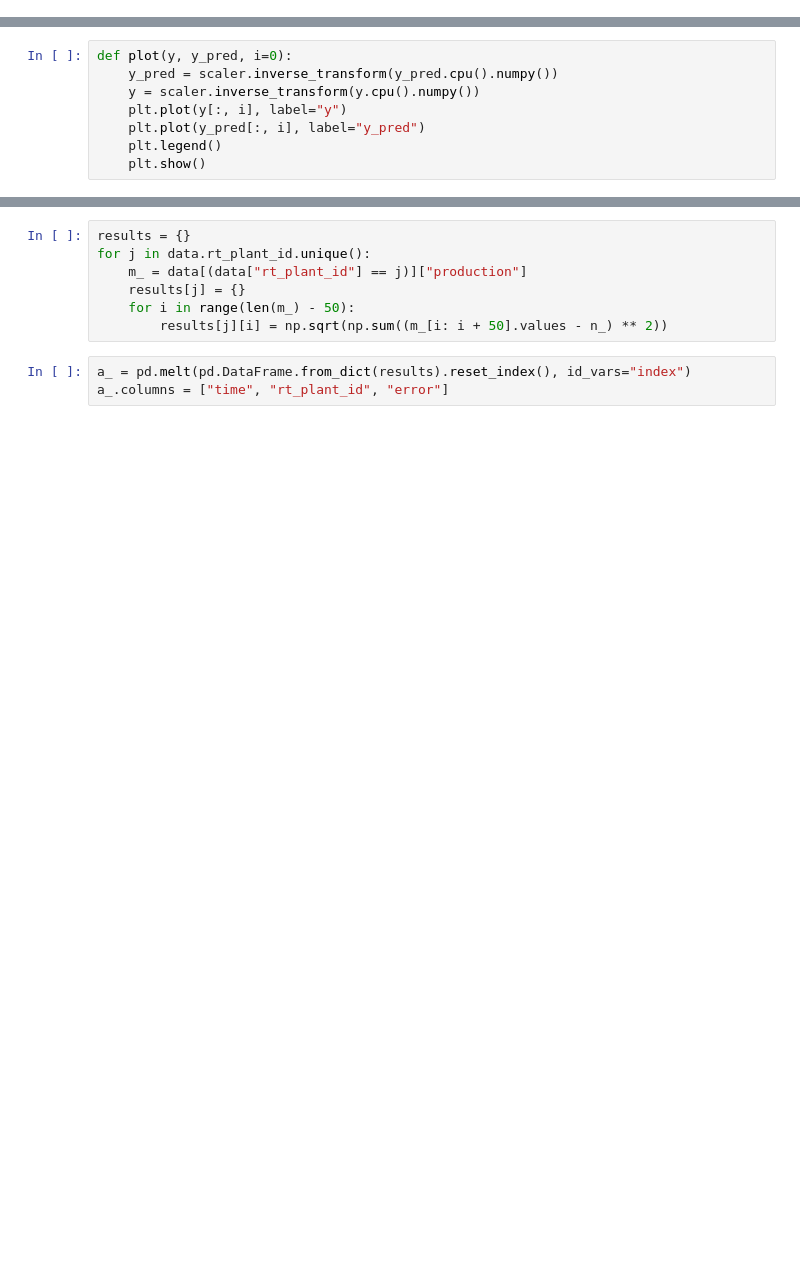
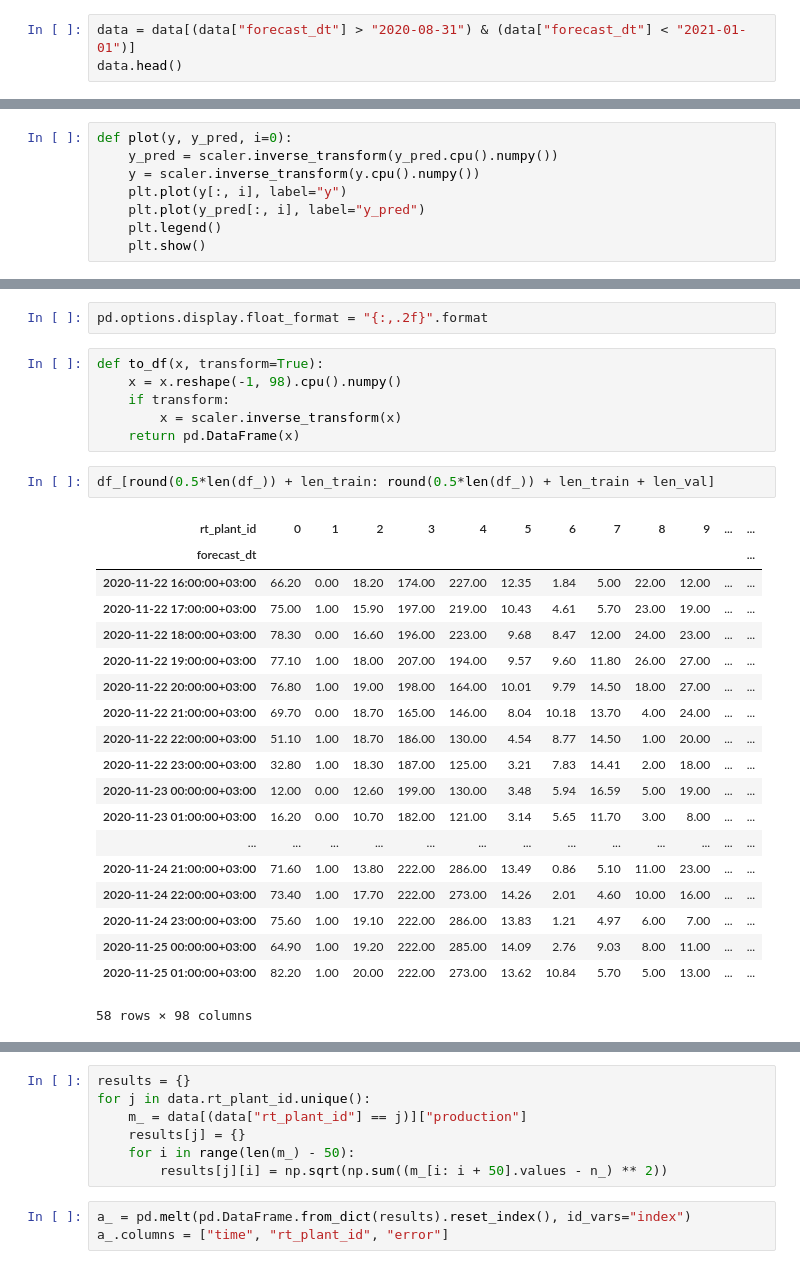
Before and after one commit to sarikayamerts/thesis, a Jupyter notebook: stgnn_wave.ipynb, the cells around one changed output, grey strips where cells are left out. Cells and saved outputs as stored; diff of their text form; blank space fills up the shorter version.

```diff
--- a/stgnn_wave.ipynb
+++ b/stgnn_wave.ipynb
@@ -43,3 +40,6 @@ data = data[~data["rt_plant_id"].isin([2397, 2420, 2538])]
 assert data.rt_plant_id.nunique() == 98
 plant_mapping = {k:v for k,v in zip(np.sort(data.rt_plant_id.astype(int).unique()), range(98))}
 data.rt_plant_id = data.rt_plant_id.map(plant_mapping) # zaten sort ettiği için gerek yok aslında
+# %%
+data = data[(data["forecast_dt"] > "2020-08-31") & (data["forecast_dt"] < "2021-01-01")]
+data.head()
@@ -326,0 +349,30 @@ with torch.no_grad():
+# %%
+pd.options.display.float_format = "{:,.2f}".format
+# %%
+def to_df(x, transform=True):
+    x = x.reshape(-1, 98).cpu().numpy()
+    if transform:
+        x = scaler.inverse_transform(x)
+    return pd.DataFrame(x)
+# %%
+df_[round(0.5*len(df_)) + len_train: round(0.5*len(df_)) + len_train + len_val]
+# %% [output]
+| rt_plant_id | 0 | 1 | 2 | 3 | 4 | 5 | 6 | 7 | 8 | 9 | ... | ... |
+| forecast_dt |  |  |  |  |  |  |  |  |  |  |  | ... |
+| 2020-11-22 16:00:00+03:00 | 66.20 | 0.00 | 18.20 | 174.00 | 227.00 | 12.35 | 1.84 | 5.00 | 22.00 | 12.00 | ... | ... |
+| 2020-11-22 17:00:00+03:00 | 75.00 | 1.00 | 15.90 | 197.00 | 219.00 | 10.43 | 4.61 | 5.70 | 23.00 | 19.00 | ... | ... |
+| 2020-11-22 18:00:00+03:00 | 78.30 | 0.00 | 16.60 | 196.00 | 223.00 | 9.68 | 8.47 | 12.00 | 24.00 | 23.00 | ... | ... |
+| 2020-11-22 19:00:00+03:00 | 77.10 | 1.00 | 18.00 | 207.00 | 194.00 | 9.57 | 9.60 | 11.80 | 26.00 | 27.00 | ... | ... |
+| 2020-11-22 20:00:00+03:00 | 76.80 | 1.00 | 19.00 | 198.00 | 164.00 | 10.01 | 9.79 | 14.50 | 18.00 | 27.00 | ... | ... |
+| 2020-11-22 21:00:00+03:00 | 69.70 | 0.00 | 18.70 | 165.00 | 146.00 | 8.04 | 10.18 | 13.70 | 4.00 | 24.00 | ... | ... |
+| 2020-11-22 22:00:00+03:00 | 51.10 | 1.00 | 18.70 | 186.00 | 130.00 | 4.54 | 8.77 | 14.50 | 1.00 | 20.00 | ... | ... |
+| 2020-11-22 23:00:00+03:00 | 32.80 | 1.00 | 18.30 | 187.00 | 125.00 | 3.21 | 7.83 | 14.41 | 2.00 | 18.00 | ... | ... |
+| 2020-11-23 00:00:00+03:00 | 12.00 | 0.00 | 12.60 | 199.00 | 130.00 | 3.48 | 5.94 | 16.59 | 5.00 | 19.00 | ... | ... |
+| 2020-11-23 01:00:00+03:00 | 16.20 | 0.00 | 10.70 | 182.00 | 121.00 | 3.14 | 5.65 | 11.70 | 3.00 | 8.00 | ... | ... |
+| ... | ... | ... | ... | ... | ... | ... | ... | ... | ... | ... | ... | ... |
+| 2020-11-24 21:00:00+03:00 | 71.60 | 1.00 | 13.80 | 222.00 | 286.00 | 13.49 | 0.86 | 5.10 | 11.00 | 23.00 | ... | ... |
+| 2020-11-24 22:00:00+03:00 | 73.40 | 1.00 | 17.70 | 222.00 | 273.00 | 14.26 | 2.01 | 4.60 | 10.00 | 16.00 | ... | ... |
+| 2020-11-24 23:00:00+03:00 | 75.60 | 1.00 | 19.10 | 222.00 | 286.00 | 13.83 | 1.21 | 4.97 | 6.00 | 7.00 | ... | ... |
+| 2020-11-25 00:00:00+03:00 | 64.90 | 1.00 | 19.20 | 222.00 | 285.00 | 14.09 | 2.76 | 9.03 | 8.00 | 11.00 | ... | ... |
+| 2020-11-25 01:00:00+03:00 | 82.20 | 1.00 | 20.00 | 222.00 | 273.00 | 13.62 | 10.84 | 5.70 | 5.00 | 13.00 | ... | ... |
+58 rows × 98 columns
```
Also changed, not shown: parts of 37 cells of this notebook.
